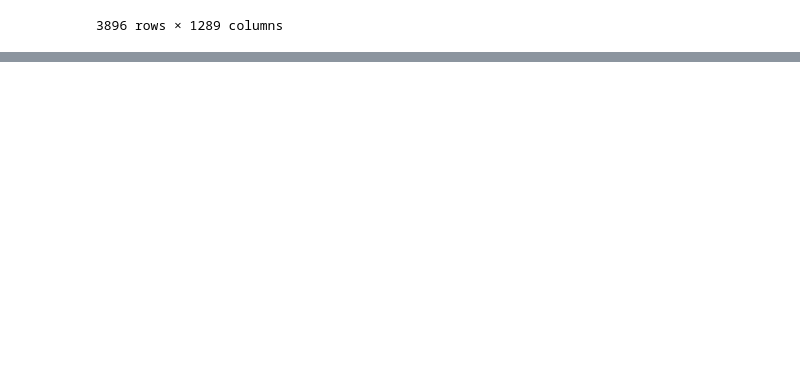
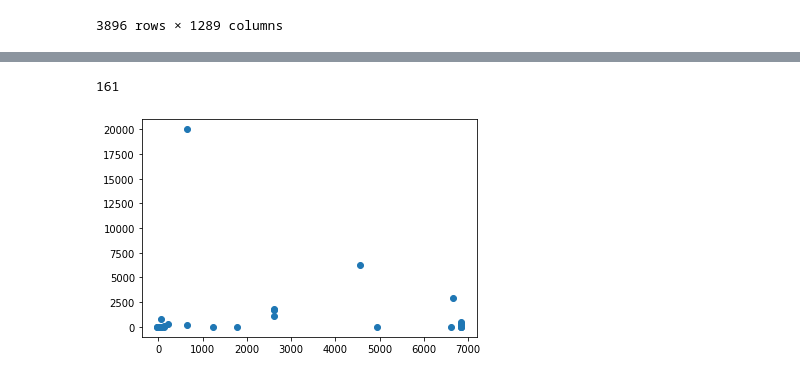
Before and after one commit to ynuozhang/mutant_specific, a Jupyter notebook: skempi_protein_visualization/skempi_gaussian_process_test.ipynb, the cells around one changed output, grey strips where cells are left out. Saved outputs shown, nothing was run; the diff lists cells and outputs as text; code cells hidden in the pictures; blank space fills up the shorter version.

Commit message:
try to apply GP

```diff
--- a/skempi_protein_visualization/skempi_gaussian_process_test.ipynb
+++ b/skempi_protein_visualization/skempi_gaussian_process_test.ipynb
@@ -552,0 +816,5 @@ fig.write_html("skempi_ppi_plotly.html")
+# %%
+df['Affinity_mut_parsed'] = df['Affinity_mut_parsed'] * (10 ** 9)
+df['Affinity_wt_parsed'] = df['Affinity_wt_parsed'] * (10 ** 9)
+max_molar = df[['Affinity_wt_parsed', 'Affinity_mut_parsed']].max().mean()
+max_molar
@@ -552,0 +823,15 @@ fig.write_html("skempi_ppi_plotly.html")
+# %%
+dt = df.copy()
+# Convert the vectors to a string representation
+dt['vectors_str'] = dt['wt1_wt2_concat'].apply(lambda x: str(list(x)))
+
+# Remove duplicates based on vectors_str and floats columns
+dt.drop_duplicates(subset=['vectors_str', 'Affinity_wt_parsed'], inplace=True, ignore_index=True)
+
+# Optionally, drop the 'vectors_str' column and keep the original 'vectors' column
+dt.drop(columns=['vectors_str'], inplace=True)
+import ast
+def str_to_array(s):
+    return np.array(ast.literal_eval(s))
+
+dt
@@ -552,0 +852,5 @@ fig.write_html("skempi_ppi_plotly.html")
+# %%
+splitting_index = int(0.8 * len(dt))
+splitting_index
+# %% [output]
+161
@@ -552,0 +865,18 @@ fig.write_html("skempi_ppi_plotly.html")
+# %%
+from sklearn.model_selection import train_test_split
+train_wt, test_wt = train_test_split(dt[['wt1_wt2_concat', 'Affinity_wt_parsed']], test_size=0.2, random_state=42)
+x_train_wt_array = np.vstack(train_wt['wt1_wt2_concat'].to_numpy())
+y_train_wt_array = np.vstack(train_wt['Affinity_wt_parsed'].to_numpy())
+x_test_wt_array = np.vstack(test_wt['wt1_wt2_concat'].to_numpy())
+y_test_wt_array = np.vstack(test_wt['Affinity_wt_parsed'].to_numpy())
+# %%
+kernel_function = C(20000., 'fixed') * RBF(1., 'fixed')
+gpr = GaussianProcessRegressor(kernel=kernel_function, random_state=0, normalize_y=True, copy_X_train=False, alpha=1e-10)
+n_samples, n_features = x_train_array.shape
+model = gpr.fit(x_train_wt_array, y_train_wt_array)
+y_pred_wt, y_var_wt = gpr.predict(x_test_wt_array, return_std=True)
+plt.figure()
+plt.scatter(y_pred_wt, y_test_wt_array)
+plt.show()
+# %% [output]
+[figure, added]
```
Also changed, not shown: parts of 36 cells of this notebook.
